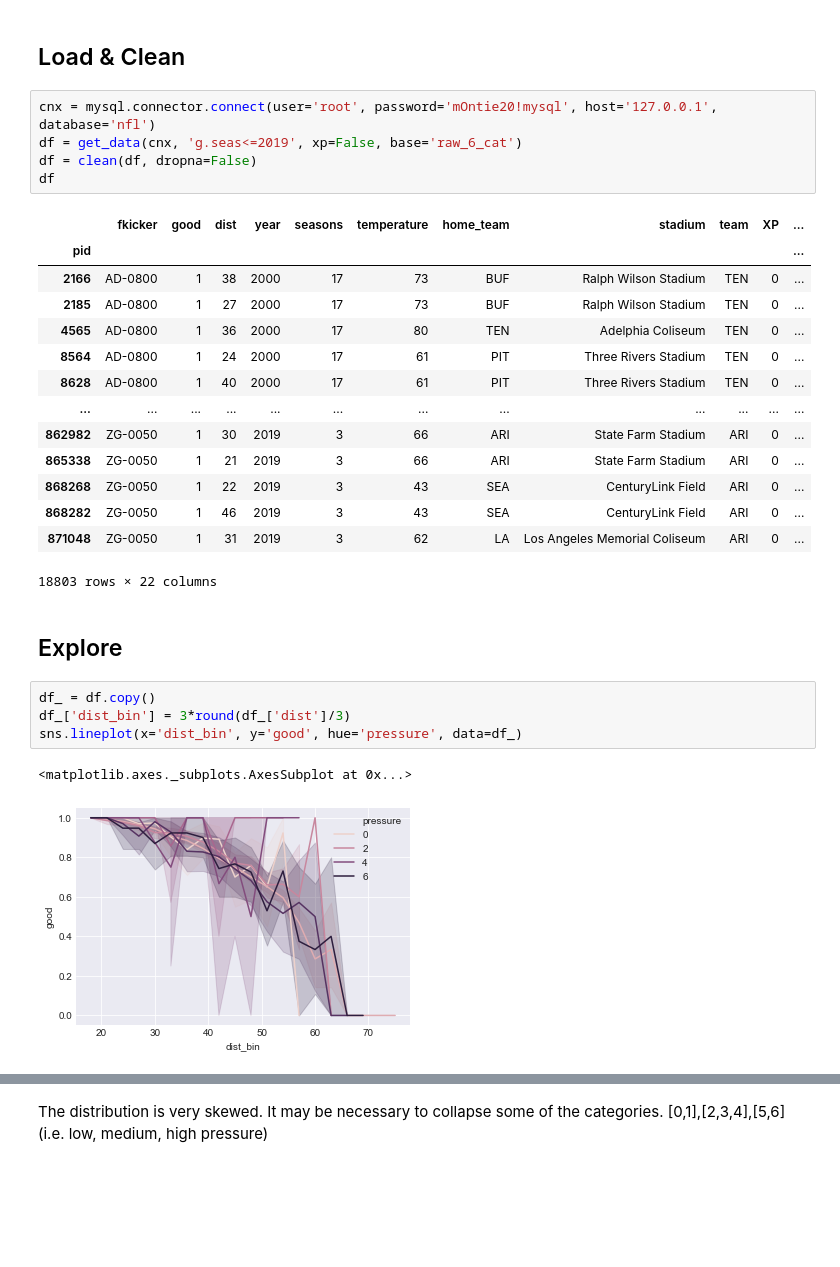
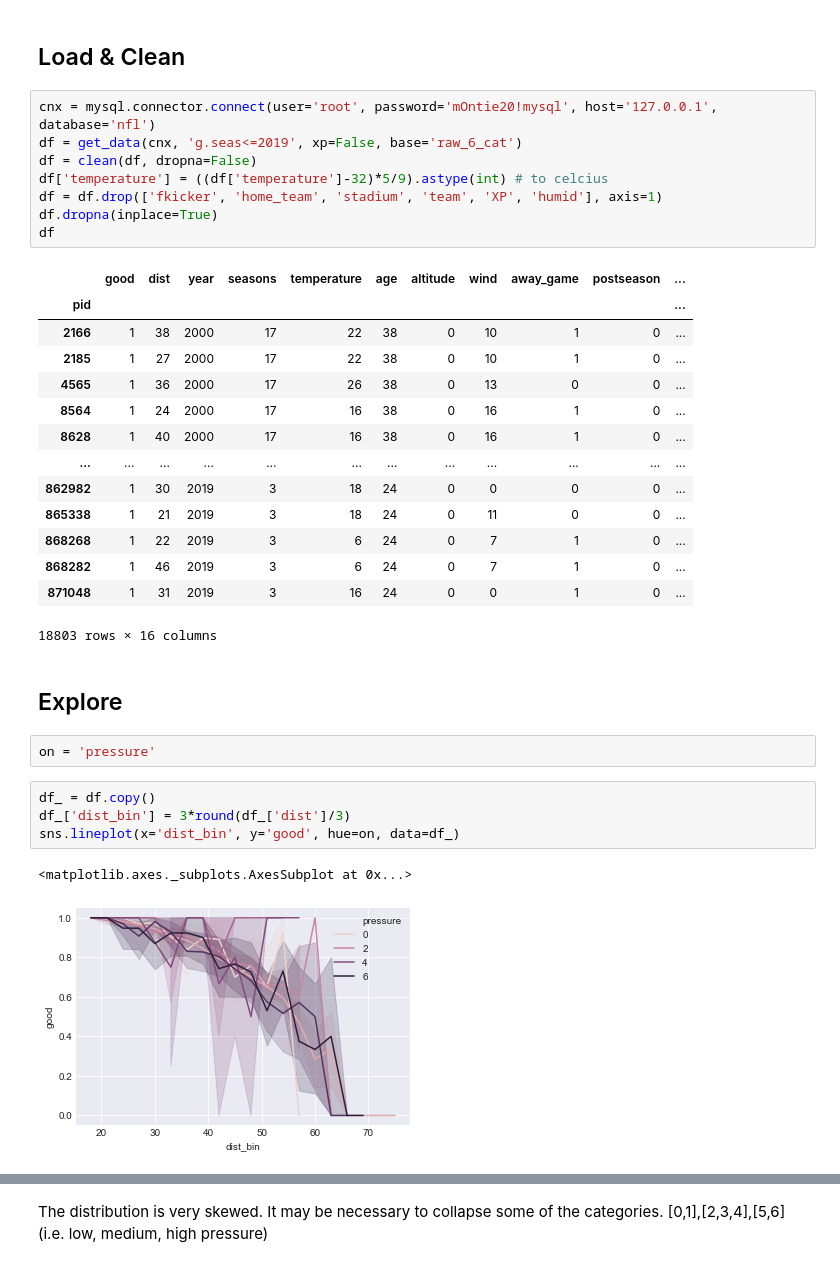
Before and after one commit to lewisbails/nfl-project, a Jupyter notebook: notebooks/pressure.ipynb, the cells around one changed output, grey strips where cells are left out. Cells and saved outputs as stored; diff of their text form; blank space fills up the shorter version.

```diff
--- a/notebooks/pressure.ipynb
+++ b/notebooks/pressure.ipynb
@@ -27,29 +27,34 @@ The autoreload extension is already loaded. To reload it, use:
 # %%
 cnx = mysql.connector.connect(user='root', password='mOntie20!mysql', host='127.0.0.1', database='nfl')
 df = get_data(cnx, 'g.seas<=2019', xp=False, base='raw_6_cat')
 df = clean(df, dropna=False)
+df['temperature'] = ((df['temperature']-32)*5/9).astype(int) # to celcius
+df = df.drop(['fkicker', 'home_team', 'stadium', 'team', 'XP', 'humid'], axis=1)
+df.dropna(inplace=True)
 df
 # %% [output]
-|  | fkicker | good | dist | year | seasons | temperature | home_team | stadium | team | XP | ... |
+|  | good | dist | year | seasons | temperature | age | altitude | wind | away_game | postseason | ... |
 | pid |  |  |  |  |  |  |  |  |  |  | ... |
-| 2166 | AD-0800 | 1 | 38 | 2000 | 17 | 73 | BUF | Ralph Wilson Stadium | TEN | 0 | ... |
-| 2185 | AD-0800 | 1 | 27 | 2000 | 17 | 73 | BUF | Ralph Wilson Stadium | TEN | 0 | ... |
-| 4565 | AD-0800 | 1 | 36 | 2000 | 17 | 80 | TEN | Adelphia Coliseum | TEN | 0 | ... |
-| 8564 | AD-0800 | 1 | 24 | 2000 | 17 | 61 | PIT | Three Rivers Stadium | TEN | 0 | ... |
-| 8628 | AD-0800 | 1 | 40 | 2000 | 17 | 61 | PIT | Three Rivers Stadium | TEN | 0 | ... |
+| 2166 | 1 | 38 | 2000 | 17 | 22 | 38 | 0 | 10 | 1 | 0 | ... |
+| 2185 | 1 | 27 | 2000 | 17 | 22 | 38 | 0 | 10 | 1 | 0 | ... |
+| 4565 | 1 | 36 | 2000 | 17 | 26 | 38 | 0 | 13 | 0 | 0 | ... |
+| 8564 | 1 | 24 | 2000 | 17 | 16 | 38 | 0 | 16 | 1 | 0 | ... |
+| 8628 | 1 | 40 | 2000 | 17 | 16 | 38 | 0 | 16 | 1 | 0 | ... |
 | ... | ... | ... | ... | ... | ... | ... | ... | ... | ... | ... | ... |
-| 862982 | ZG-0050 | 1 | 30 | 2019 | 3 | 66 | ARI | State Farm Stadium | ARI | 0 | ... |
-| 865338 | ZG-0050 | 1 | 21 | 2019 | 3 | 66 | ARI | State Farm Stadium | ARI | 0 | ... |
-| 868268 | ZG-0050 | 1 | 22 | 2019 | 3 | 43 | SEA | CenturyLink Field | ARI | 0 | ... |
-| 868282 | ZG-0050 | 1 | 46 | 2019 | 3 | 43 | SEA | CenturyLink Field | ARI | 0 | ... |
-| 871048 | ZG-0050 | 1 | 31 | 2019 | 3 | 62 | LA | Los Angeles Memorial Coliseum | ARI | 0 | ... |
+| 862982 | 1 | 30 | 2019 | 3 | 18 | 24 | 0 | 0 | 0 | 0 | ... |
+| 865338 | 1 | 21 | 2019 | 3 | 18 | 24 | 0 | 11 | 0 | 0 | ... |
+| 868268 | 1 | 22 | 2019 | 3 | 6 | 24 | 0 | 7 | 1 | 0 | ... |
+| 868282 | 1 | 46 | 2019 | 3 | 6 | 24 | 0 | 7 | 1 | 0 | ... |
+| 871048 | 1 | 31 | 2019 | 3 | 16 | 24 | 0 | 0 | 1 | 0 | ... |
-18803 rows × 22 columns
+18803 rows × 16 columns
 # %% [markdown]
 ## Explore
+# %%
+on = 'pressure'
 # %%
 df_ = df.copy()
 df_['dist_bin'] = 3*round(df_['dist']/3)
-sns.lineplot(x='dist_bin', y='good', hue='pressure', data=df_)
+sns.lineplot(x='dist_bin', y='good', hue=on, data=df_)
 # %% [output]
 <matplotlib.axes._subplots.AxesSubplot at 0x...>
-[figure, old version]
+[figure, new version]
```
Also changed, not shown: parts of 15 cells of this notebook, 5 other files.
